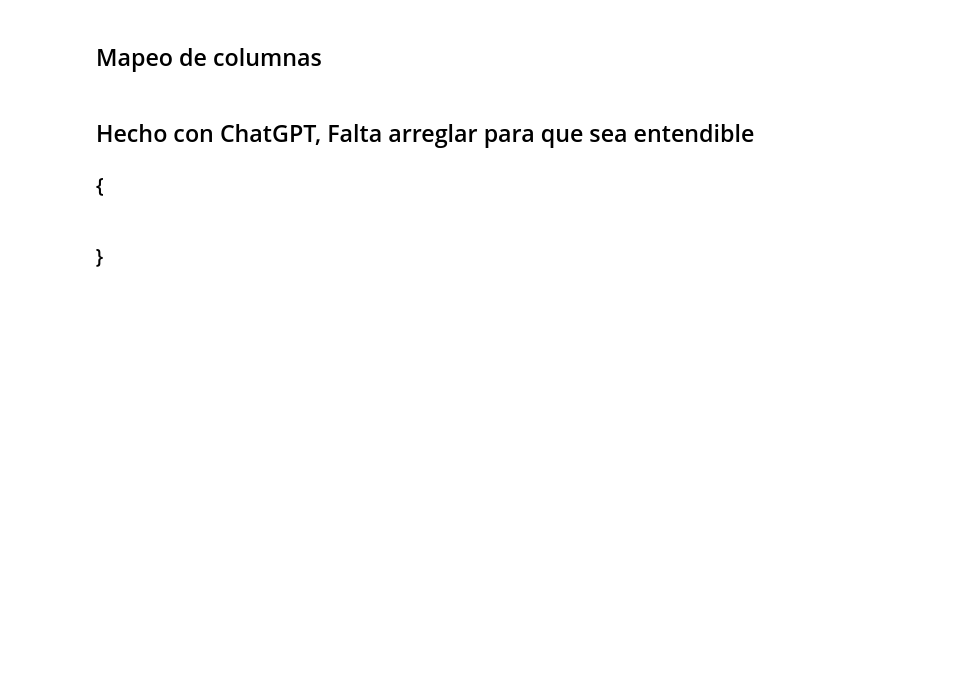
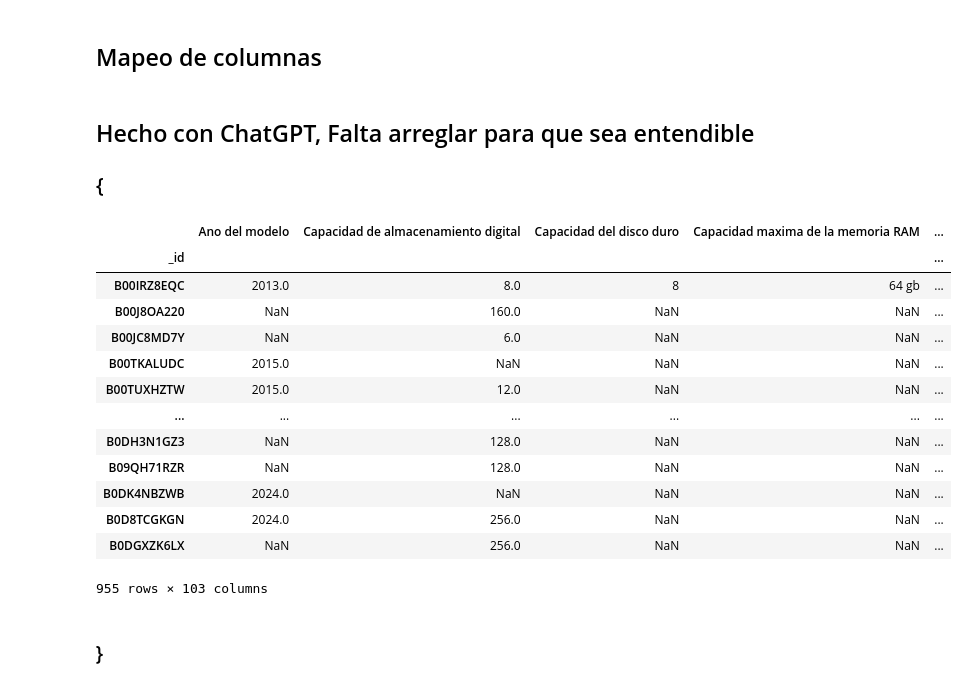
Before and after one commit to sanand5/PIA_Projectes, a Jupyter notebook: Projecte_01/limpieza/CleanDataframe.ipynb, the cells around one changed output. Cells and saved outputs as stored; diff of their text form; code cells hidden in the pictures; blank space fills up the shorter version.

```diff
--- a/Projecte_01/limpieza/CleanDataframe.ipynb
+++ b/Projecte_01/limpieza/CleanDataframe.ipynb
@@ -2,9 +2,9 @@
 import pandas as pd
 
 file = "../res/mobiles.json"
-df = pd.read_json(file)
-df.set_index('_id', inplace=True)
-df
+data = pd.read_json(file)
+data.set_index('_id', inplace=True)
+data
 # %% [output]
 |  | ASIN | Actualizaciones de software garan... | Ano del modelo | Aparatos compatibles | Capacidad de almacenamiento de me... | ... |
 | _id |  |  |  |  |  | ... |
@@ -132,12 +132,9 @@ columnas_excluidas = {
     'Restricciones de envio',
     'titulo',
     'Tecnologia de movil'
-
-
 }
 
-df = df.drop(columns=[col for col in columnas_excluidas if col in df.columns])
-
+df = data.drop(columns=[col for col in columnas_excluidas if col in data.columns])
 df
 # %% [output]
 |  | Ano del modelo | Capacidad de almacenamiento de me... | Capacidad de almacenamiento digital | Capacidad de la memoria | ... |
@@ -167,6 +164,7 @@ fusion_columnas = {
 
 
 }
+df_col_unidas = df.copy()
 for col_final, columnas_equivalentes in fusion_columnas.items():
     columnas_presentes = [col for col in columnas_equivalentes if col in df.columns]
 
@@ -182,9 +180,9 @@ for col_final, columnas_equivalentes in fusion_columnas.items():
             if not encontrado:
                 nueva_columna.append(None)
 
-        df[col_final] = nueva_columna
+        df_col_unidas[col_final] = nueva_columna
 
         for col in columnas_presentes:
             if col != col_final:
-                df.drop(columns=col, inplace=True)
+                df_col_unidas.drop(columns=col, inplace=True)
 # %%
@@ -203,6 +201,8 @@ Index(['Ano del modelo', 'Capacidad de almacenamiento digital',
       dtype='object', length=103)
 # %% [markdown]
 ## Mapeo de columnas
+# %%
+df_map = df_col_unidas.copy()
 # %% [markdown]
 ## Hecho con ChatGPT, Falta arreglar para que sea entendible
 ### {
@@ -213,19 +213,37 @@ def convertir_tb_a_gb(valor):
         return numero * 1000
     return valor
 # %%
-df = df.applymap(lambda x: x.lower() if isinstance(x, str) else x)
-df['precio_actual'] = df['precio_actual'].replace({',': '', '\\.': ''}, regex=True)
-df['precio_actual'] = df['precio_actual'].astype(float)/100
+for col in df_col_unidas.select_dtypes(include="object"):
+    df_map[col] = df_col_unidas[col].str.lower()
 
-df['precio_anterior'] = df['precio_anterior'].replace({',': '', '\\.': ''}, regex=True)
-df['precio_anterior'] = df['precio_anterior'].astype(float)/100
+df_map['precio_actual'] = df_map['precio_actual'].replace({',': '', '\\.': ''}, regex=True)
+df_map['precio_actual'] = df_map['precio_actual'].astype(float)/100
 
-df['Potencia nominal de la bateria'] = df['Potencia nominal de la bateria'].str.extract(r'(\d+)').astype(float)
-df['Capacidad de almacenamiento digital'] = df['Capacidad de almacenamiento digital'].apply(convertir_tb_a_gb)
-df['Capacidad de almacenamiento digital'] = df['Capacidad de almacenamiento digital'].str.extract(r'(\d+)').astype(float)
-df['Resolucion horizontal'] = df['Resolucion horizontal'].str.extract(r'(\d+)').astype(float)
-df['Resolucion vertical max'] = df['Resolucion vertical max'].str.extract(r'(\d+)').astype(float)
-df['Memoria RAM'] = df['Memoria RAM'].str.extract(r'(\d+)').astype(float)
+df_map['precio_anterior'] = df_map['precio_anterior'].replace({',': '', '\\.': ''}, regex=True)
+df_map['precio_anterior'] = df_map['precio_anterior'].astype(float)/100
+
+df_map['Potencia nominal de la bateria'] = df_map['Potencia nominal de la bateria'].str.extract(r'(\d+)').astype(float)
+df_map['Capacidad de almacenamiento digital'] = df_map['Capacidad de almacenamiento digital'].apply(convertir_tb_a_gb)
+df_map['Capacidad de almacenamiento digital'] = df_map['Capacidad de almacenamiento digital'].str.extract(r'(\d+)').astype(float)
+df_map['Resolucion horizontal'] = df_map['Resolucion horizontal'].str.extract(r'(\d+)').astype(float)
+df_map['Resolucion vertical max'] = df_map['Resolucion vertical max'].str.extract(r'(\d+)').astype(float)
+df_map['Memoria RAM'] = df_map['Memoria RAM'].str.extract(r'(\d+)').astype(float)
+df_map
+# %% [output]
+|  | Ano del modelo | Capacidad de almacenamiento digital | Capacidad del disco duro | Capacidad maxima de la memoria RAM | ... |
+| _id |  |  |  |  | ... |
+| B00IRZ8EQC | 2013.0 | 8.0 | 8 | 64 gb | ... |
+| B00J8OA220 | NaN | 160.0 | NaN | NaN | ... |
+| B00JC8MD7Y | NaN | 6.0 | NaN | NaN | ... |
+| B00TKALUDC | 2015.0 | NaN | NaN | NaN | ... |
+| B00TUXHZTW | 2015.0 | 12.0 | NaN | NaN | ... |
+| ... | ... | ... | ... | ... | ... |
+| B0DH3N1GZ3 | NaN | 128.0 | NaN | NaN | ... |
+| B09QH71RZR | NaN | 128.0 | NaN | NaN | ... |
+| B0DK4NBZWB | 2024.0 | NaN | NaN | NaN | ... |
+| B0D8TCGKGN | 2024.0 | 256.0 | NaN | NaN | ... |
+| B0DGXZK6LX | NaN | 256.0 | NaN | NaN | ... |
+955 rows × 103 columns
 # %%
 def convertir_tamaño(valor):
     if isinstance(valor, str):
```
Also changed, not shown: parts of 13 cells of this notebook, 7 other files.
